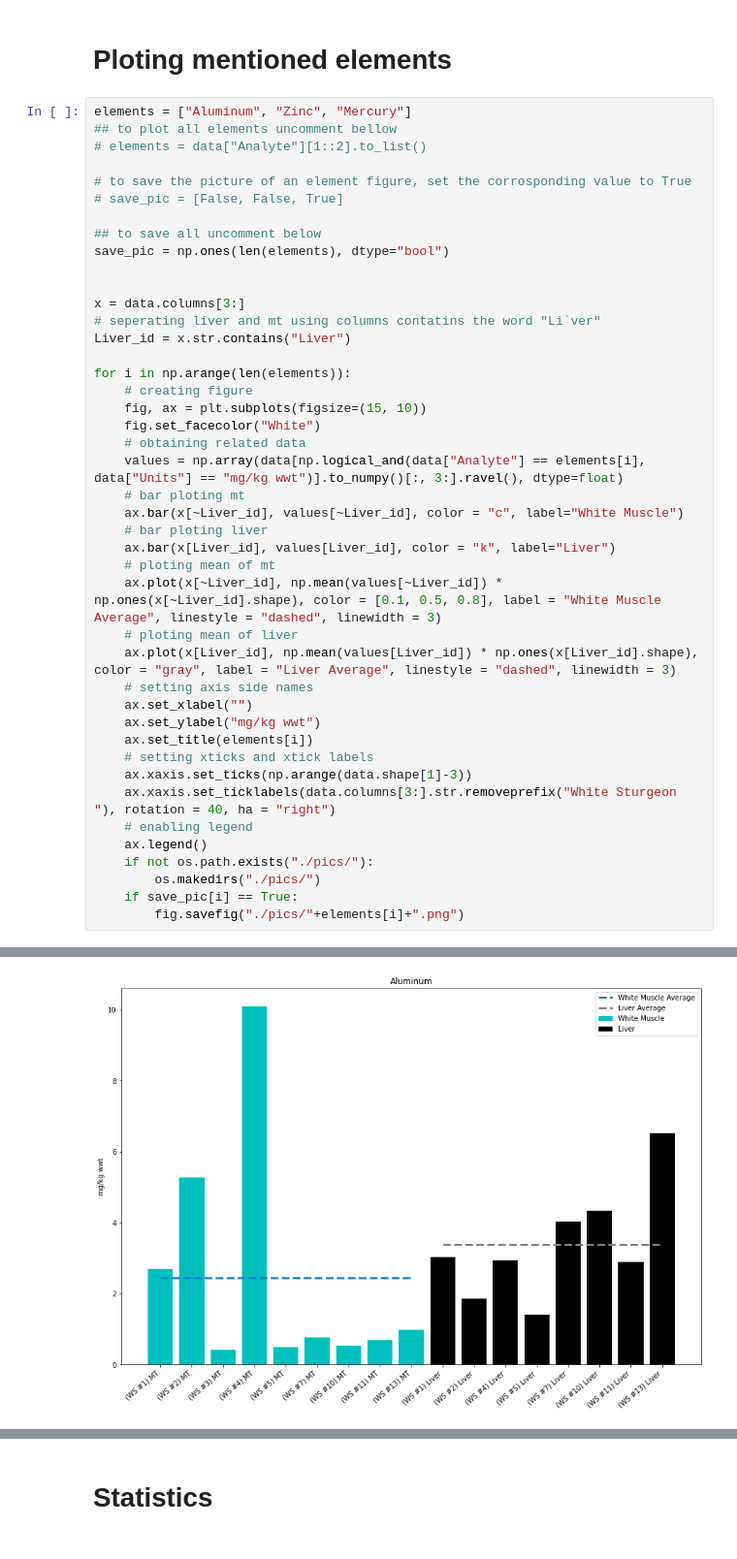
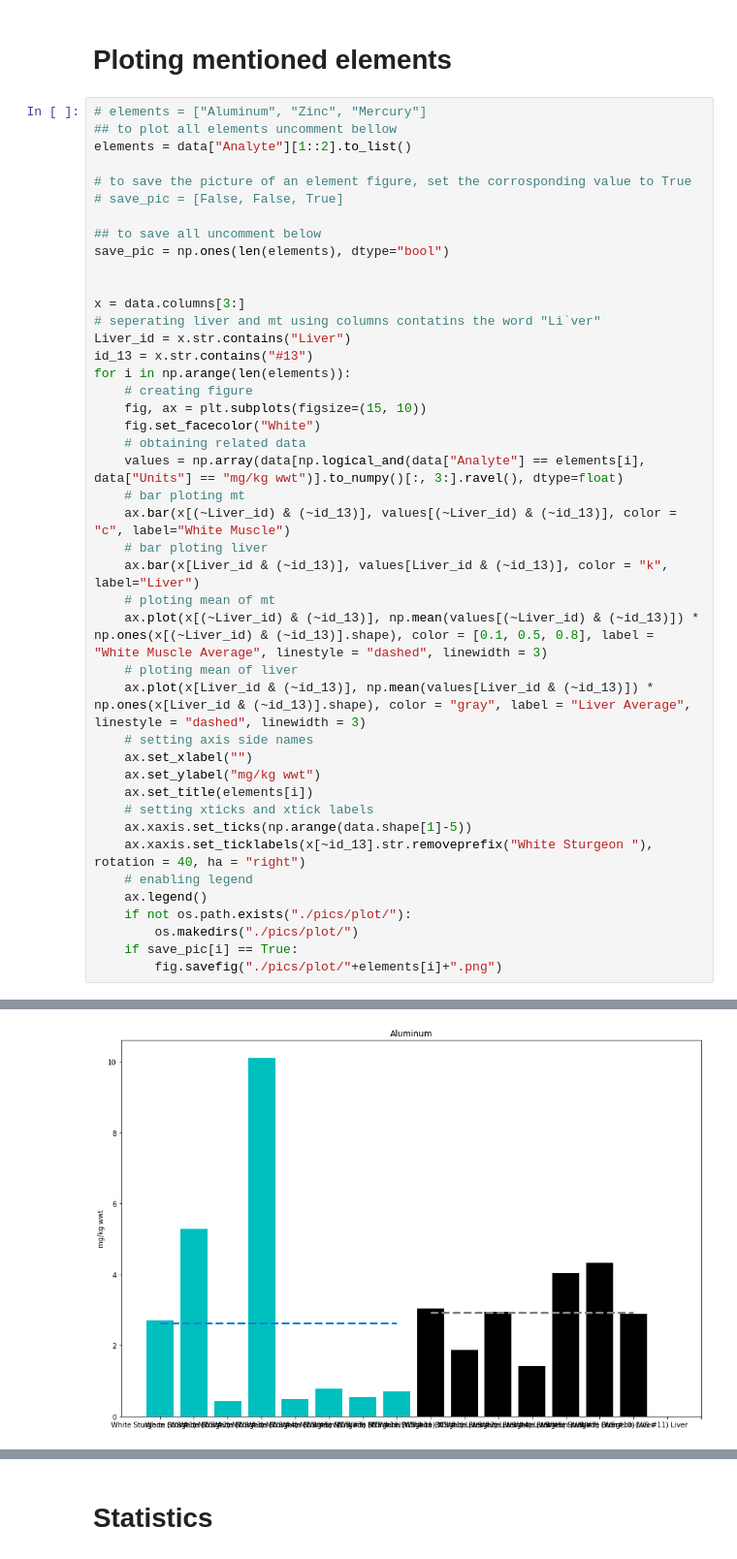
Before and after one commit to amirmtaghizadegan/Sturgeon, a Jupyter notebook: dup.ipynb, the cells around one changed output, grey strips where cells are left out. Shown at 97% size. Drawn from its saved outputs; the diff is of its cells as text.

Commit message:
removed #13 from plots and organized folders

```diff
--- a/dup.ipynb
+++ b/dup.ipynb
@@ -65,9 +65,9 @@ data.head()
 # %% [markdown]
 # Ploting mentioned elements
 # %%
-elements = ["Aluminum", "Zinc", "Mercury"]
+# elements = ["Aluminum", "Zinc", "Mercury"]
 ## to plot all elements uncomment bellow
-# elements = data["Analyte"][1::2].to_list()
+elements = data["Analyte"][1::2].to_list()
 
 # to save the picture of an element figure, set the corrosponding value to True
 # save_pic = [False, False, True]
@@ -79,7 +79,7 @@ save_pic = np.ones(len(elements), dtype="bool")
 x = data.columns[3:]
 # seperating liver and mt using columns contatins the word "Li`ver"
 Liver_id = x.str.contains("Liver")
-
+id_13 = x.str.contains("#13")
 for i in np.arange(len(elements)):
     # creating figure
     fig, ax = plt.subplots(figsize=(15, 10))
@@ -87,24 +87,24 @@ for i in np.arange(len(elements)):
     # obtaining related data
     values = np.array(data[np.logical_and(data["Analyte"] == elements[i], data["Units"] == "mg/kg wwt")].to_numpy()[:, 3:].ravel(), dtype=float)
     # bar ploting mt
-    ax.bar(x[~Liver_id], values[~Liver_id], color = "c", label="White Muscle")
+    ax.bar(x[(~Liver_id) & (~id_13)], values[(~Liver_id) & (~id_13)], color = "c", label="White Muscle")
     # bar ploting liver
-    ax.bar(x[Liver_id], values[Liver_id], color = "k", label="Liver")
+    ax.bar(x[Liver_id & (~id_13)], values[Liver_id & (~id_13)], color = "k", label="Liver")
     # ploting mean of mt
-    ax.plot(x[~Liver_id], np.mean(values[~Liver_id]) * np.ones(x[~Liver_id].shape), color = [0.1, 0.5, 0.8], label = "White Muscle Average", linestyle = "dashed", linewidth = 3)
+    ax.plot(x[(~Liver_id) & (~id_13)], np.mean(values[(~Liver_id) & (~id_13)]) * np.ones(x[(~Liver_id) & (~id_13)].shape), color = [0.1, 0.5, 0.8], label = "White Muscle Average", linestyle = "dashed", linewidth = 3)
     # ploting mean of liver
-    ax.plot(x[Liver_id], np.mean(values[Liver_id]) * np.ones(x[Liver_id].shape), color = "gray", label = "Liver Average", linestyle = "dashed", linewidth = 3)
+    ax.plot(x[Liver_id & (~id_13)], np.mean(values[Liver_id & (~id_13)]) * np.ones(x[Liver_id & (~id_13)].shape), color = "gray", label = "Liver Average", linestyle = "dashed", linewidth = 3)
     # setting axis side names
     ax.set_xlabel("")
     ax.set_ylabel("mg/kg wwt")
     ax.set_title(elements[i])
     # setting xticks and xtick labels
-    ax.xaxis.set_ticks(np.arange(data.shape[1]-3))
-    ax.xaxis.set_ticklabels(data.columns[3:].str.removeprefix("White Sturgeon "), rotation = 40, ha = "right")
+    ax.xaxis.set_ticks(np.arange(data.shape[1]-5))
+    ax.xaxis.set_ticklabels(x[~id_13].str.removeprefix("White Sturgeon "), rotation = 40, ha = "right")
     # enabling legend
     ax.legend()
-    if not os.path.exists("./pics/"):
-        os.makedirs("./pics/")
+    if not os.path.exists("./pics/plot/"):
+        os.makedirs("./pics/plot/")
     if save_pic[i] == True:
-        fig.savefig("./pics/"+elements[i]+".png")
+        fig.savefig("./pics/plot/"+elements[i]+".png")
 # %% [output]
@@ -111 +112 @@ for i in np.arange(len(elements)):
-[figure, old version]
+[figure, new version]
```
Also changed, not shown: parts of 2 cells of this notebook.
